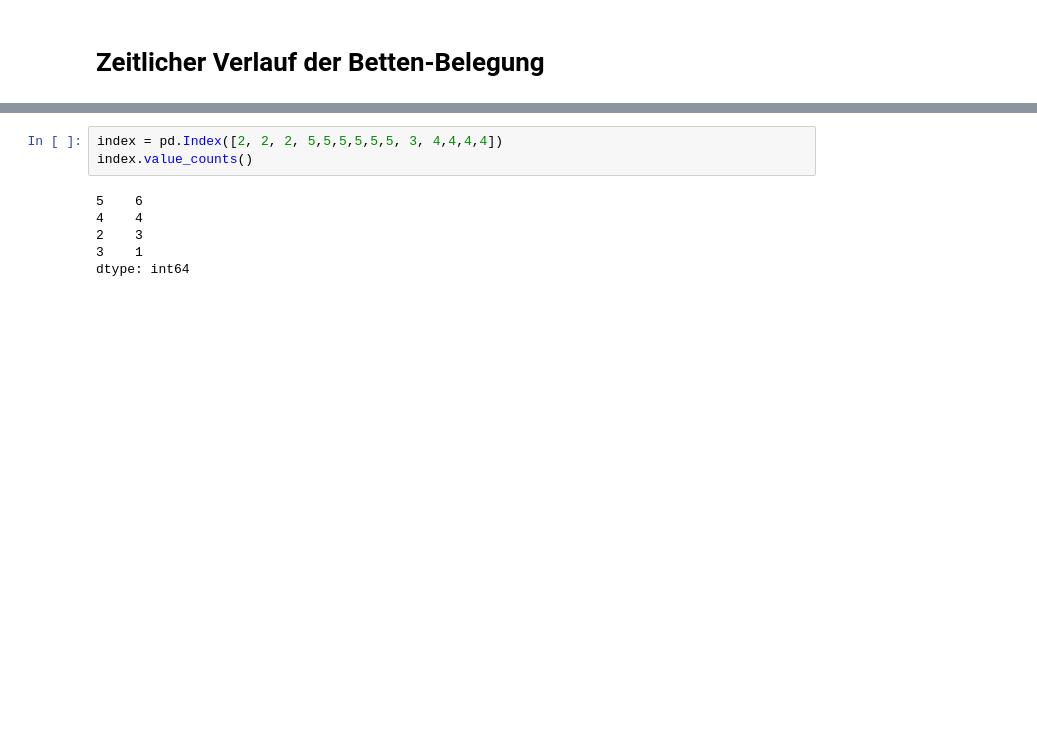
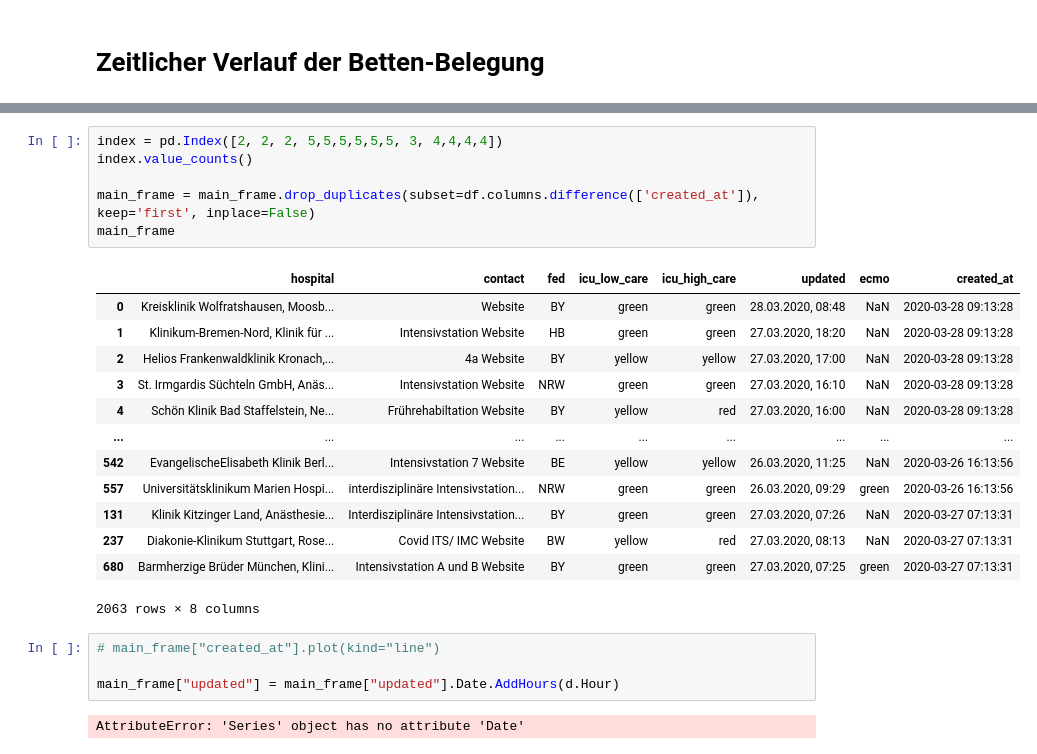
Before and after one commit to marc101101/intensiv-betten, a Jupyter notebook: data_analytics/Markus_first_draft.ipynb, the cells around one changed output, grey strips where cells are left out. Drawn from its saved outputs; the diff is of its cells as text; blank space fills up the shorter version.

```diff
--- a/data_analytics/Markus_first_draft.ipynb
+++ b/data_analytics/Markus_first_draft.ipynb
@@ -115,9 +116,26 @@ print(frame)
 # %%
 index = pd.Index([2, 2, 2, 5,5,5,5,5,5, 3, 4,4,4,4])
 index.value_counts()
+
+main_frame = main_frame.drop_duplicates(subset=df.columns.difference(['created_at']), keep='first', inplace=False)
+main_frame
 # %% [output]
+|  | hospital | contact | fed | icu_low_care | icu_high_care | updated | ecmo | created_at |
+| 0 | Kreisklinik Wolfratshausen, Moosb... | Website | BY | green | green | 28.03.2020, 08:48 | NaN | 2020-03-28 09:13:28 |
+| 1 | Klinikum-Bremen-Nord, Klinik für ... | Intensivstation Website | HB | green | green | 27.03.2020, 18:20 | NaN | 2020-03-28 09:13:28 |
+| 2 | Helios Frankenwaldklinik Kronach,... | 4a Website | BY | yellow | yellow | 27.03.2020, 17:00 | NaN | 2020-03-28 09:13:28 |
+| 3 | St. Irmgardis Süchteln GmbH, Anäs... | Intensivstation Website | NRW | green | green | 27.03.2020, 16:10 | NaN | 2020-03-28 09:13:28 |
+| 4 | Schön Klinik Bad Staffelstein, Ne... | Frührehabiltation Website | BY | yellow | red | 27.03.2020, 16:00 | NaN | 2020-03-28 09:13:28 |
+| ... | ... | ... | ... | ... | ... | ... | ... | ... |
+| 542 | EvangelischeElisabeth Klinik Berl... | Intensivstation 7 Website | BE | yellow | yellow | 26.03.2020, 11:25 | NaN | 2020-03-26 16:13:56 |
+| 557 | Universitätsklinikum Marien Hospi... | interdisziplinäre Intensivstation... | NRW | green | green | 26.03.2020, 09:29 | green | 2020-03-26 16:13:56 |
+| 131 | Klinik Kitzinger Land, Anästhesie... | Interdisziplinäre Intensivstation... | BY | green | green | 27.03.2020, 07:26 | NaN | 2020-03-27 07:13:31 |
+| 237 | Diakonie-Klinikum Stuttgart, Rose... | Covid ITS/ IMC Website | BW | yellow | red | 27.03.2020, 08:13 | NaN | 2020-03-27 07:13:31 |
+| 680 | Barmherzige Brüder München, Klini... | Intensivstation A und B Website | BY | green | green | 27.03.2020, 07:25 | green | 2020-03-27 07:13:31 |
-5    6
-4    4
-2    3
-3    1
-dtype: int64
+2063 rows × 8 columns
+# %%
+# main_frame["created_at"].plot(kind="line")
+
+main_frame["updated"] = main_frame["updated"].Date.AddHours(d.Hour)
+# %% [output]
+AttributeError: 'Series' object has no attribute 'Date'
```
Also changed, not shown: parts of 6 cells of this notebook, 4 other files.
